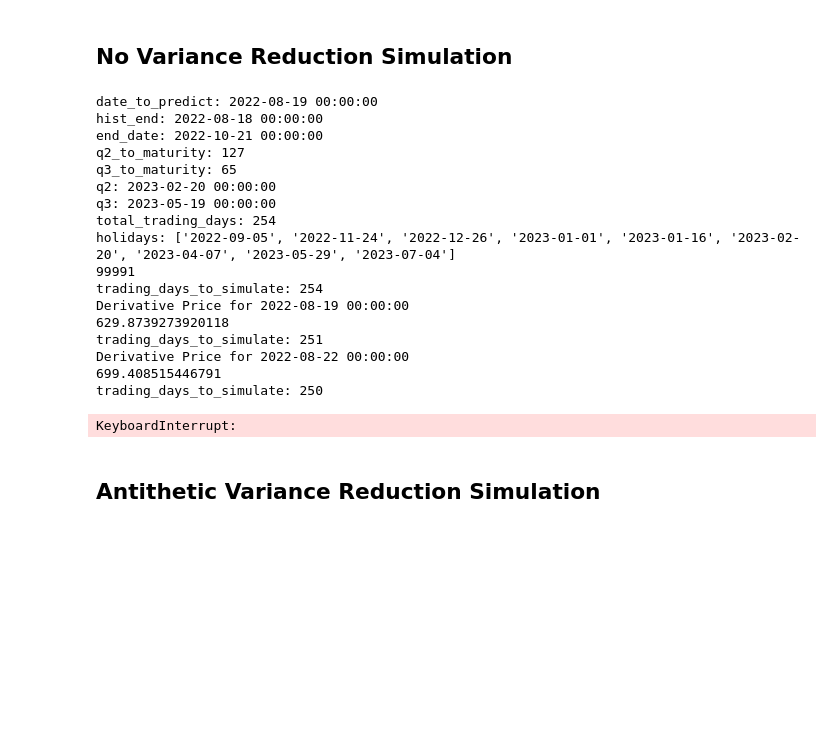
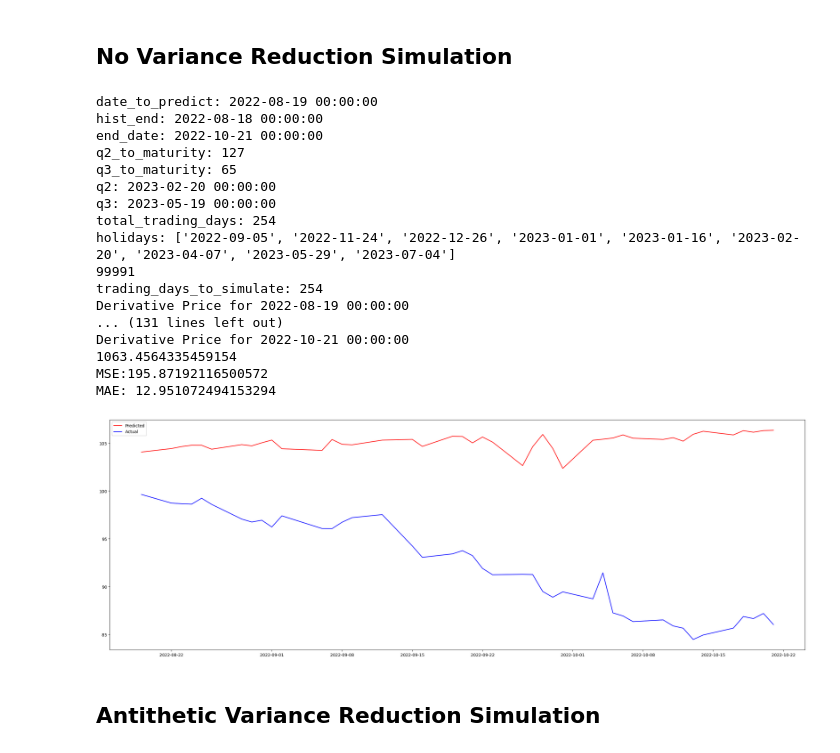
Before and after one commit to Shaojieee/MH4518-Simulation-in-Finance, a Jupyter notebook: python/working.ipynb, the cells around one changed output. Drawn from its saved outputs; the diff is of its cells as text; code cells hidden in the pictures; blank space fills up the shorter version.

```diff
--- a/python/working.ipynb
+++ b/python/working.ipynb
@@ -118,7 +118,7 @@ while date_to_predict <= end_date:
         for row in aapl_call_option_list:
             aapl_K = row[-2]
             aapl_C_mkt = row[-1]
-            aapl_IV_list.append(estimate_IV(aapl_C_mkt,aapl_current_price,aapl_K,r,r/alternative_option_ttm,sigma_hat_list,left,right,error))
+            aapl_IV_list.append(estimate_IV(aapl_C_mkt,aapl_current_price,aapl_K,r/alternative_option_ttm,alternative_option_ttm,sigma_hat_list,left,right,error))
         aapl_sigma_hat = np.mean(aapl_IV_list)
 
     if amzn_call_option_df['Closing Price'].isnull().all():
@@ -132,7 +132,7 @@ while date_to_predict <= end_date:
         for row in amzn_call_option_list:
             amzn_K = row[-2]
             amzn_C_mkt = row[-1]
-            amzn_IV_list.append(estimate_IV(amzn_C_mkt,amzn_current_price,amzn_K,r,r/alternative_option_ttm,sigma_hat_list,left,right,error))
+            amzn_IV_list.append(estimate_IV(amzn_C_mkt,amzn_current_price,amzn_K,r/alternative_option_ttm,alternative_option_ttm,sigma_hat_list,left,right,error))
         amzn_sigma_hat = np.mean(amzn_IV_list)
 
     if googl_call_option_df['Closing Price'].isnull().all():
@@ -200,39 +200,39 @@ while date_to_predict <= end_date:
     date_to_predict += relativedelta(days=+1)
     trading_days_to_simulate -= 1
     hist_end += relativedelta(days=+1)
     # counter+=1
 
 
 predicted_option_price = pd.DataFrame(predicted_option_price)
 predicted_option_price['date'] = pd.to_datetime(predicted_option_price['date'])
 # Scale back to 100%
 predicted_option_price['predicted'] = predicted_option_price['predicted']/10
 actual_option_price = pd.read_csv('../data/derivative_01_11_22.csv')
 actual_option_price['date'] = pd.to_datetime(actual_option_price['date'], format='%Y-%m-%d')
 combined = predicted_option_price.merge(actual_option_price, left_on=['date'], right_on=['date'], validate='one_to_one')
 combined = combined.set_index('date')
 
 
 evaluate_option_price(combined['predicted'], combined['value'], experiment_details)
 # %% [output]
 date_to_predict: 2022-08-19 00:00:00
 hist_end: 2022-08-18 00:00:00
 end_date: 2022-10-21 00:00:00
 q2_to_maturity: 127
 q3_to_maturity: 65
 q2: 2023-02-20 00:00:00
 q3: 2023-05-19 00:00:00
 total_trading_days: 254
 holidays: ['2022-09-05', '2022-11-24', '2022-12-26', '2023-01-01', '2023-01-16', '2023-02-20', '2023-04-07', '2023-05-29', '2023-07-04']
 99991
 trading_days_to_simulate: 254
 Derivative Price for 2022-08-19 00:00:00
-629.8739273920118
-trading_days_to_simulate: 251
-Derivative Price for 2022-08-22 00:00:00
-699.408515446791
-trading_days_to_simulate: 250
+... (131 lines left out)
+Derivative Price for 2022-10-21 00:00:00
+1063.4564335459154
+MSE:195.87192116500572
+MAE: 12.951072494153294
-KeyboardInterrupt:
+[figure, added]
 # %% [markdown]
 ## Antithetic Variance Reduction Simulation
 # %%
```
